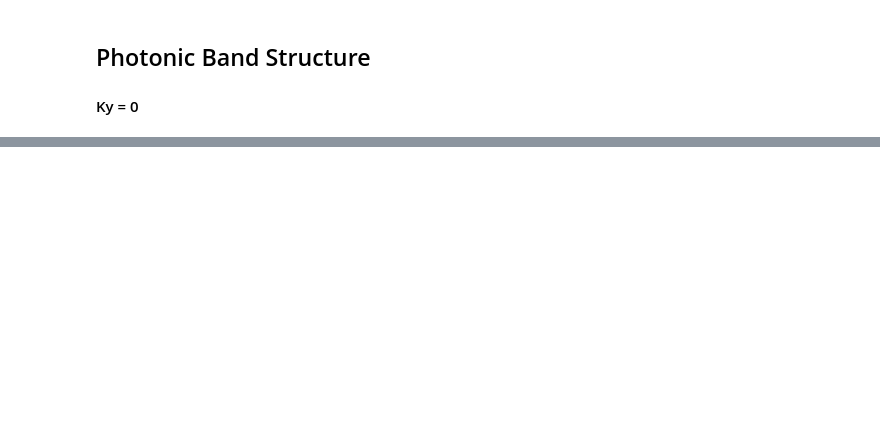
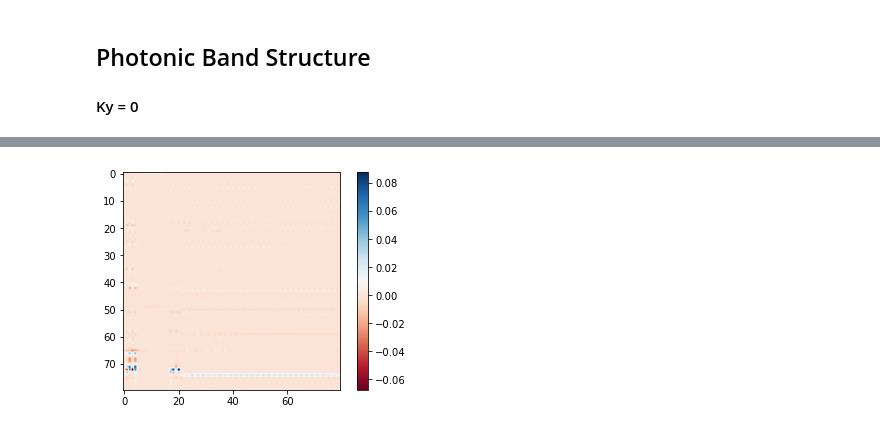
Before and after one commit to zhaonat/eigenwell, a Jupyter notebook: notebooks/2d photonic crystal.ipynb, the cells around one changed output, grey strips where cells are left out. Cells and saved outputs as stored; diff of their text form; code cells hidden in the pictures; blank space fills up the shorter version.

```diff
--- a/notebooks/2d photonic crystal.ipynb
+++ b/notebooks/2d photonic crystal.ipynb
@@ -78,3 +88,8 @@ plt.imshow(np.real(np.reshape(eigenvecs[:,5], N)), cmap = 'RdBu')
+# %%
+plt.imshow(np.real(np.reshape(eigvecs[0:np.prod(N),2], N)), cmap = 'RdBu')
+plt.colorbar();
+# %% [output]
+[figure, added]
 # %%
 #wvlen_scan = np.linspace(1,10,60);
 wvlen_scan = np.logspace(np.log10(1), np.log10(5),550)
```
Also changed, not shown: parts of 11 cells of this notebook, 7 other files.
